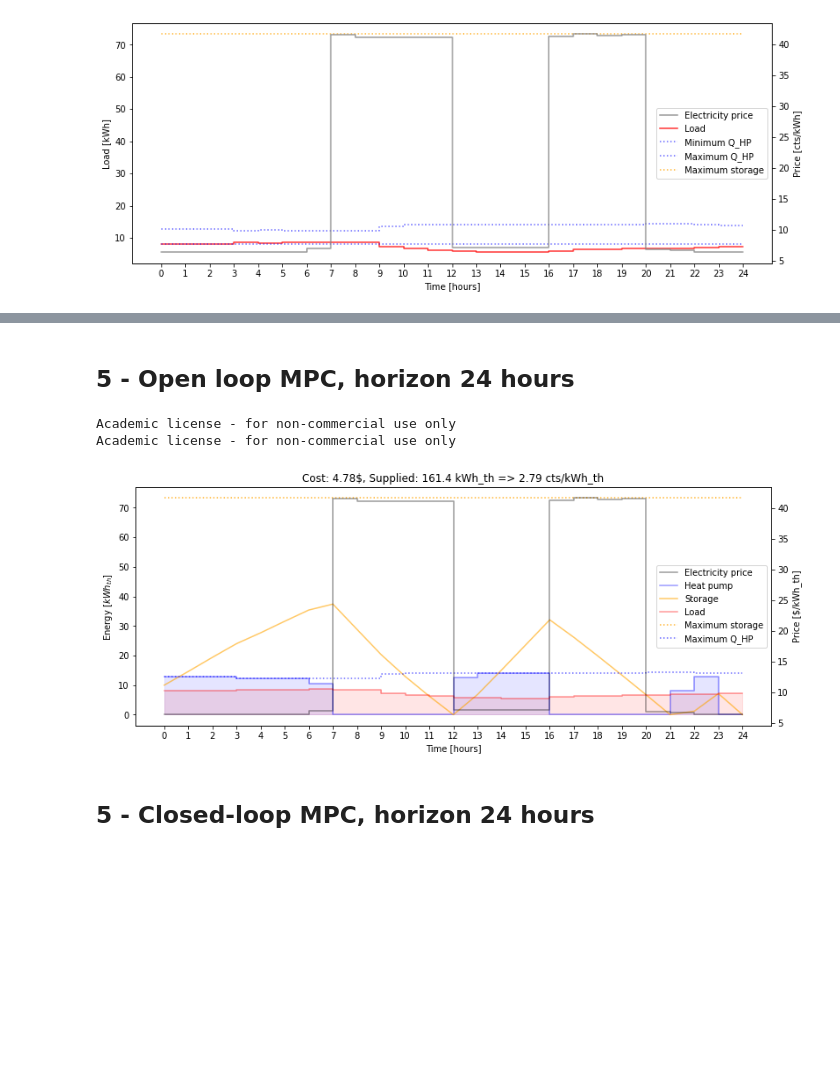
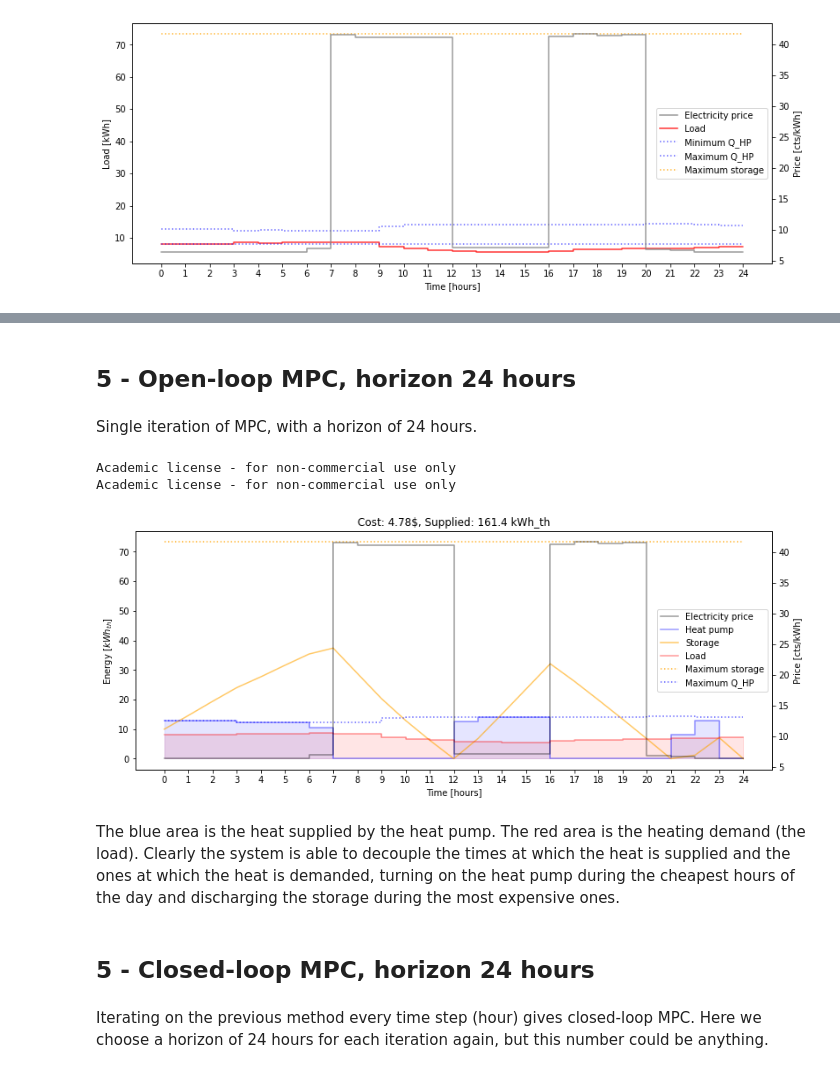
Before and after one commit to thdfw/master_thesis, a Jupyter notebook: gridworks/optimal_sequencer.ipynb, the cells around one changed output, grey strips where cells are left out. Drawn from its saved outputs; the diff is of its cells as text; code cells hidden in the pictures; blank space fills up the shorter version.

```diff
--- a/gridworks/optimal_sequencer.ipynb
+++ b/gridworks/optimal_sequencer.ipynb
@@ -109,10 +159,10 @@ def get_opti(c_el, load, max_storage, storage_initial, Q_HP_min_list, Q_HP_max_l
 
     storage = opti.variable(1,N+1)  # state
     Q_HP = opti.variable(1,N)       # input
-    HP_on_off = opti.variable(1,N)  # input
+    delta_HP = opti.variable(1,N)  # input
     Q_HP_onoff = opti.variable(1,N) # input (derived)
 
-    # HP_on_off is a discrete variable (binary)
+    # delta_HP is a discrete variable (binary)
     discrete_var = [0]*(N+1) + [0]*N + [1]*N + [0]*N
 
     # Solver
@@ -138,18 +188,18 @@ def get_opti(c_el, load, max_storage, storage_initial, Q_HP_min_list, Q_HP_max_l
             opti.subject_to(storage[t+1] == storage[t] + Q_HP_onoff[t] - load[t])
 
             # Bounds on delta_HP
-            opti.subject_to(HP_on_off[t] >= 0)
-            opti.subject_to(HP_on_off[t] <= 1)
+            opti.subject_to(delta_HP[t] >= 0)
+            opti.subject_to(delta_HP[t] <= 1)
 
             # Bounds on Q_HP
             opti.subject_to(Q_HP[t] <= Q_HP_max_list[t])
-            opti.subject_to(Q_HP[t] >= Q_HP_min_list[t]*HP_on_off[t])
+            opti.subject_to(Q_HP[t] >= Q_HP_min_list[t]*delta_HP[t])
 
             # Bilinear to linear
-            opti.subject_to(Q_HP_onoff[t] <= Q_HP_max_list[t]*HP_on_off[t])
-            opti.subject_to(Q_HP_onoff[t] >= Q_HP_min_list[t]*HP_on_off[t])
-            opti.subject_to(Q_HP_onoff[t] <= Q_HP[t] + Q_HP_min_list[t]*(HP_on_off[t]-1))
-            opti.subject_to(Q_HP_onoff[t] >= Q_HP[t] + Q_HP_max_list[t]*(HP_on_off[t]-1))
+            opti.subject_to(Q_HP_onoff[t] <= Q_HP_max_list[t]*delta_HP[t])
+            opti.subject_to(Q_HP_onoff[t] >= Q_HP_min_list[t]*delta_HP[t])
+            opti.subject_to(Q_HP_onoff[t] <= Q_HP[t] + Q_HP_min_list[t]*(delta_HP[t]-1))
+            opti.subject_to(Q_HP_onoff[t] >= Q_HP[t] + Q_HP_max_list[t]*(delta_HP[t]-1))
 
     # -----------------------------
     # Objective
@@ -165,52 +215,58 @@ def get_opti(c_el, load, max_storage, storage_initial, Q_HP_min_list, Q_HP_max_l
     sol = opti.solve()
     Q_opt = sol.value(Q_HP_onoff)
     stor_opt = sol.value(storage)
-    HP_on_off_opt = sol.value(HP_on_off)
+    HP_on_off_opt = sol.value(delta_HP)
     obj_opt = round(sol.value(obj)/100,2)
 
     return Q_opt, stor_opt, HP_on_off_opt, obj_opt
 # %% [markdown]
-## 5 - Open loop MPC, horizon 24 hours
+## 5 - Open-loop MPC, horizon 24 hours
+# %% [markdown]
+Single iteration of MPC, with a horizon of 24 hours.
 # %%
+# Horizon
+N = 24
+
 # Get the solution from the optimization problem
 storage_initial = 10
 Q_opt, stor_opt, HP_on_off_opt, obj_opt \
 = get_opti(c_el, load, max_storage, storage_initial, Q_HP_min_list, Q_HP_max_list)
-
-# Horizon
-N = 24
 
 # Duplicate the last element of the hourly data for the plot
 c_el2 = c_el + [c_el[-1]]
 Q_opt2 = [round(x,3) for x in Q_opt] + [Q_opt[-1]]
 load2 = load + [load[-1]]
 
 # Plot
 fig, ax = plt.subplots(1,1, figsize=(13,5))
 ax.step(range(N+1), Q_opt2, where='post', label='Heat pump', alpha=0.4, color='blue')
 ax.plot(range(N+1), stor_opt, label='Storage', alpha=0.6, color='orange')
 ax.step(range(N+1), load2, where='post', label='Load', alpha=0.4, color='red')
 ax.step(range(N+1), [max_storage]*(N+1), where='post', color='orange', alpha=0.8, label='Maximum storage', linestyle='dotted')
 ax.step(range(N+1), Q_max2, where='post', color='blue', alpha=0.6, label='Maximum Q_HP', linestyle='dotted')
 ax.fill_between(range(N+1), load2, step="post", color='red', alpha=0.1)
 ax.fill_between(range(N+1), Q_opt2, step="post", color='blue', alpha=0.1)
 ax.set_xticks(range(N+1))
 ax.set_xlabel("Time [hours]")
 ax.set_ylabel("Energy [$kWh_{th}$]")
-plt.title(f"Cost: {obj_opt}$, Supplied: {round(sum(Q_opt2),1)} kWh_th => {round(100*obj_opt/sum(load),2)} cts/kWh_th")
+plt.title(f"Cost: {obj_opt}$, Supplied: {round(sum(Q_opt2),1)} kWh_th")
 ax2 = ax.twinx()
-ax2.set_ylabel("Price [$/kWh_th]")
+ax2.set_ylabel("Price [cts/kWh]")
 ax2.step(range(N+1), c_el2, where='post', label='Electricity price', color='black', alpha = 0.4)
 lines1, labels1 = ax.get_legend_handles_labels()
 lines2, labels2 = ax2.get_legend_handles_labels()
 ax.legend(lines2 + lines1, labels2 + labels1)
 plt.show()
 # %% [output]
 Academic license - for non-commercial use only
 Academic license - for non-commercial use only
-[figure, old version]
+[figure, new version]
+# %% [markdown]
+The blue area is the heat supplied by the heat pump. The red area is the heating demand (the load). Clearly the system is able to decouple the times at which the heat is supplied and the ones at which the heat is demanded, turning on the heat pump during the cheapest hours of the day and discharging the storage during the most expensive ones.
 # %% [markdown]
 ## 5 - Closed-loop MPC, horizon 24 hours
+# %% [markdown]
+Iterating on the previous method every time step (hour) gives closed-loop MPC. Here we choose a horizon of 24 hours for each iteration again, but this number could be anything.
 # %%
 # Horizon (hours)
 N = 24
```
Also changed, not shown: parts of 18 cells of this notebook, 1 other file.
